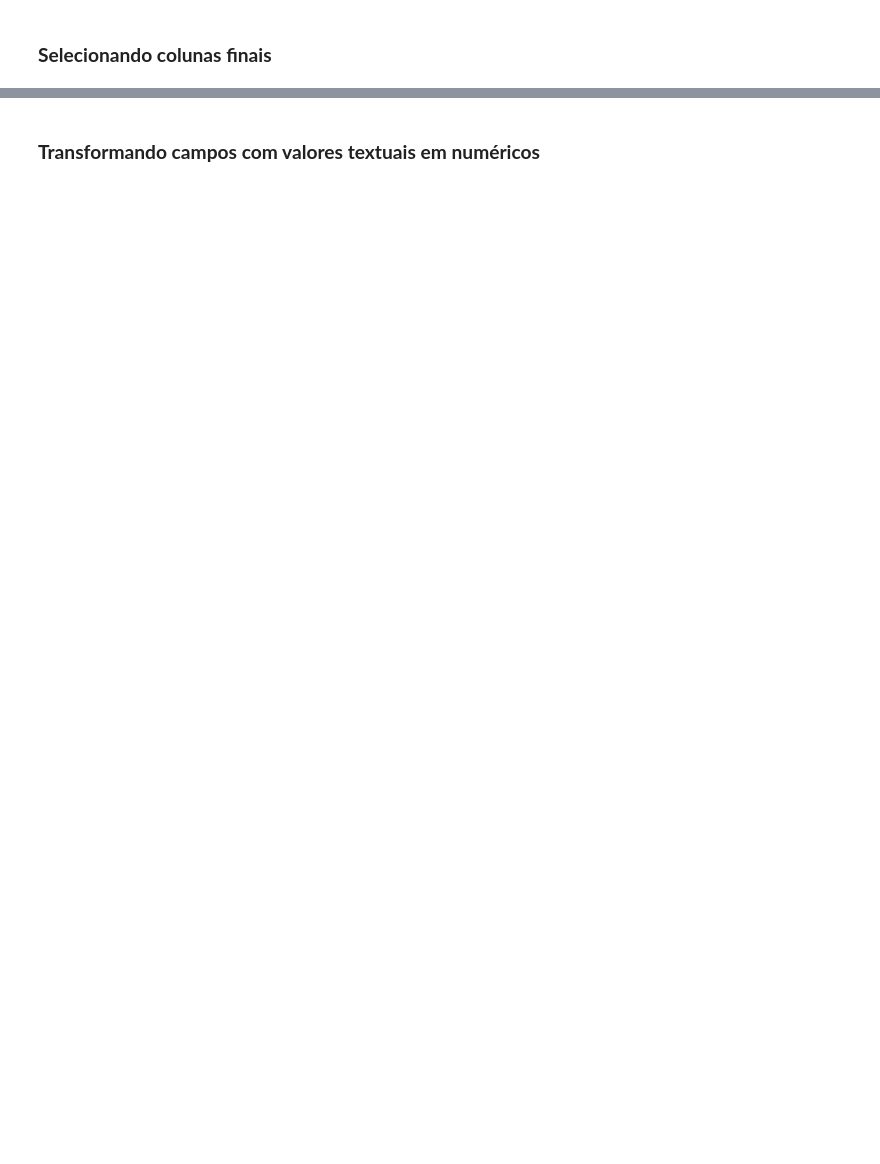
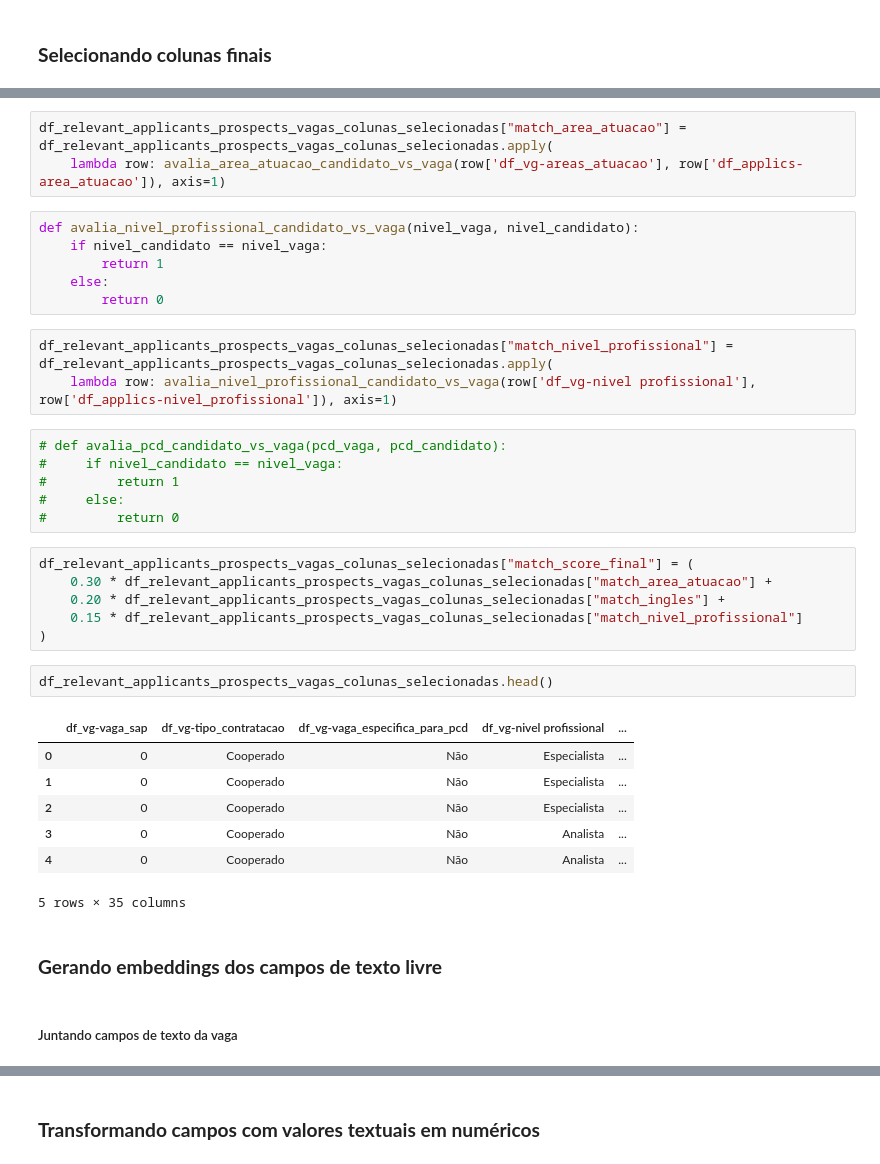
Before and after one commit to PaivaHugo/Datathon-FIAP, a Jupyter notebook: notebooks/TratamentoDosDados.ipynb, the cells around one changed output, grey strips where cells are left out. Drawn from its saved outputs; the diff is of its cells as text; blank space fills up the shorter version.

Commit message:
Usando embeddings em algumas vars categóricas

```diff
--- a/notebooks/TratamentoDosDados.ipynb
+++ b/notebooks/TratamentoDosDados.ipynb
@@ -718,0 +871,38 @@ df_relevant_applicants_prospects_vagas_colunas_selecionadas = df_relevant_applic
+# %%
+df_relevant_applicants_prospects_vagas_colunas_selecionadas["match_area_atuacao"] = df_relevant_applicants_prospects_vagas_colunas_selecionadas.apply(
+    lambda row: avalia_area_atuacao_candidato_vs_vaga(row['df_vg-areas_atuacao'], row['df_applics-area_atuacao']), axis=1)
+# %%
+def avalia_nivel_profissional_candidato_vs_vaga(nivel_vaga, nivel_candidato):
+    if nivel_candidato == nivel_vaga:
+        return 1
+    else:
+        return 0
+# %%
+df_relevant_applicants_prospects_vagas_colunas_selecionadas["match_nivel_profissional"] = df_relevant_applicants_prospects_vagas_colunas_selecionadas.apply(
+    lambda row: avalia_nivel_profissional_candidato_vs_vaga(row['df_vg-nivel profissional'], row['df_applics-nivel_profissional']), axis=1)
+# %%
+# def avalia_pcd_candidato_vs_vaga(pcd_vaga, pcd_candidato):
+#     if nivel_candidato == nivel_vaga:
+#         return 1
+#     else:
+#         return 0
+# %%
+df_relevant_applicants_prospects_vagas_colunas_selecionadas["match_score_final"] = (
+    0.30 * df_relevant_applicants_prospects_vagas_colunas_selecionadas["match_area_atuacao"] +
+    0.20 * df_relevant_applicants_prospects_vagas_colunas_selecionadas["match_ingles"] +
+    0.15 * df_relevant_applicants_prospects_vagas_colunas_selecionadas["match_nivel_profissional"]
+)
+# %%
+df_relevant_applicants_prospects_vagas_colunas_selecionadas.head()
+# %% [output]
+|  | df_vg-vaga_sap | df_vg-tipo_contratacao | df_vg-vaga_especifica_para_pcd | df_vg-nivel profissional | ... |
+| 0 | 0 | Cooperado | Não | Especialista | ... |
+| 1 | 0 | Cooperado | Não | Especialista | ... |
+| 2 | 0 | Cooperado | Não | Especialista | ... |
+| 3 | 0 | Cooperado | Não | Analista | ... |
+| 4 | 0 | Cooperado | Não | Analista | ... |
+5 rows × 35 columns
+# %% [markdown]
+### **Gerando embeddings dos campos de texto livre**
+# %% [markdown]
+##### Juntando campos de texto da vaga
```
Also changed, not shown: parts of 79 cells of this notebook, 1 other file.
